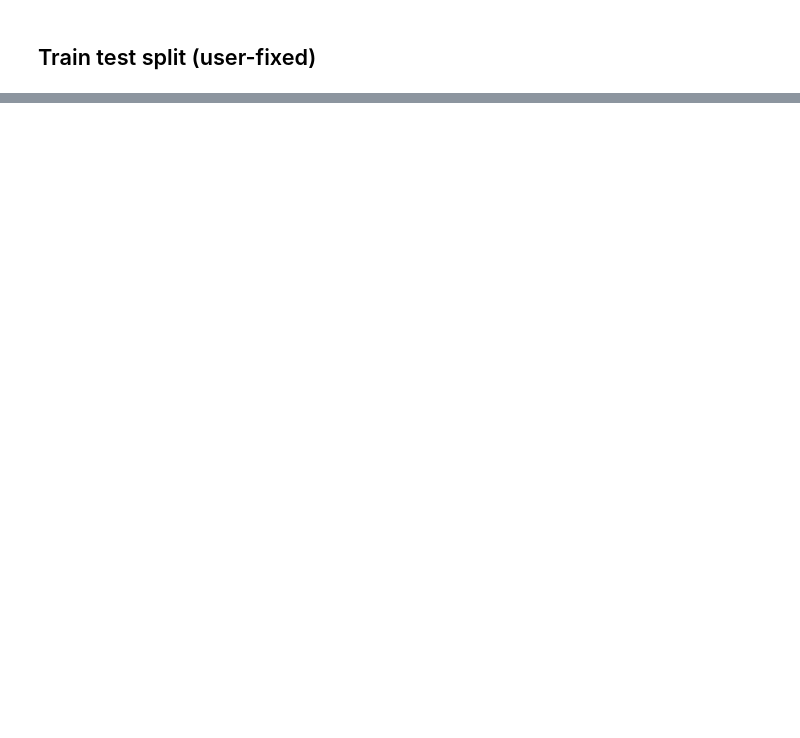
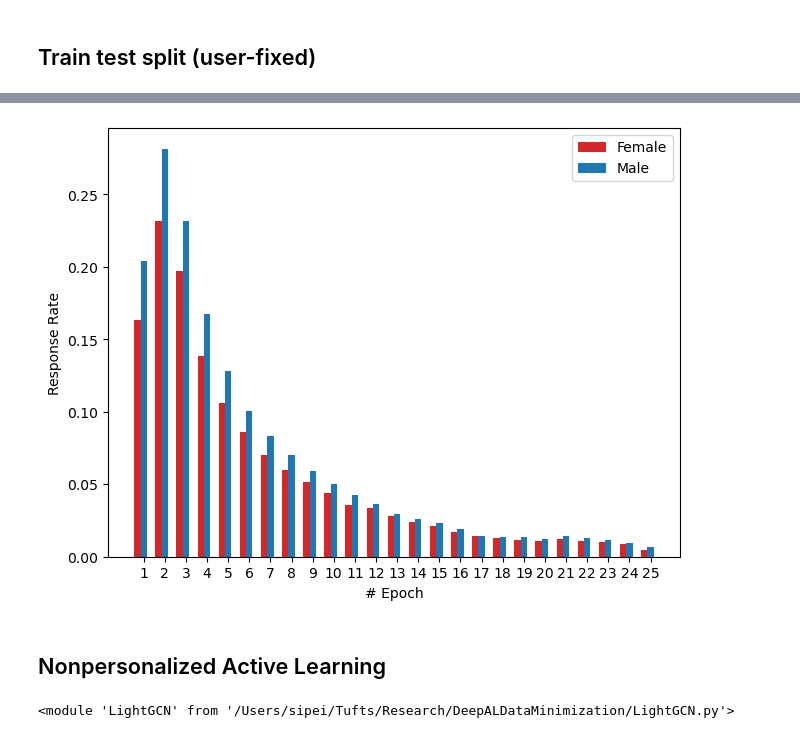
Before and after one commit to sipei-li/DeepALDataMinimization, a Jupyter notebook: LightGCN_04_08_2025.ipynb, the cells around one changed output, grey strips where cells are left out. Drawn from its saved outputs; the diff is of its cells as text; code cells hidden in the pictures; blank space fills up the shorter version.

```diff
--- a/LightGCN_04_08_2025.ipynb
+++ b/LightGCN_04_08_2025.ipynb
@@ -364,0 +339,35 @@ plt.show()
+# %%
+count_df = MaxRating_results_df[['epoch', 'count_pro', 'count_unpro']]
+mean_count_df = count_df.groupby('epoch').agg('mean')
+collected_count_df = mean_count_df.diff()
+collected_count_df = collected_count_df.iloc[1:]
+# %%
+collected_count_df['rate_pro'] = collected_count_df['count_pro'] / (q * n_female)
+collected_count_df['rate_unpro'] = collected_count_df['count_unpro'] / (q * n_male)
+# %%
+x = np.arange(1, n_epochs)
+width = 0.3
+multiplier = 0
+
+fig, ax = plt.subplots(layout='constrained')
+
+for col, label, c in zip(['rate_pro', 'rate_unpro'], ['Female', 'Male'], ['tab:red', 'tab:blue']):
+    offset = width * multiplier
+    rects = ax.bar(x + offset, collected_count_df[col], width, label=label, color=c)
+    multiplier += 1
+
+ax.set_ylabel('Response Rate')
+ax.set_xlabel('# Epoch')
+ax.set_xticks(x + width, x)
+ax.legend()
+
+plt.show()
+# %% [output]
+[figure, added]
+# %% [markdown]
+## Nonpersonalized Active Learning
+# %%
+importlib.reload(ActiveLearner)
+importlib.reload(LightGCN)
+# %% [output]
+<module 'LightGCN' from '/Users/sipei/Tufts/Research/DeepALDataMinimization/LightGCN.py'>
```
Also changed, not shown: parts of 32 cells of this notebook, 2 other files.
